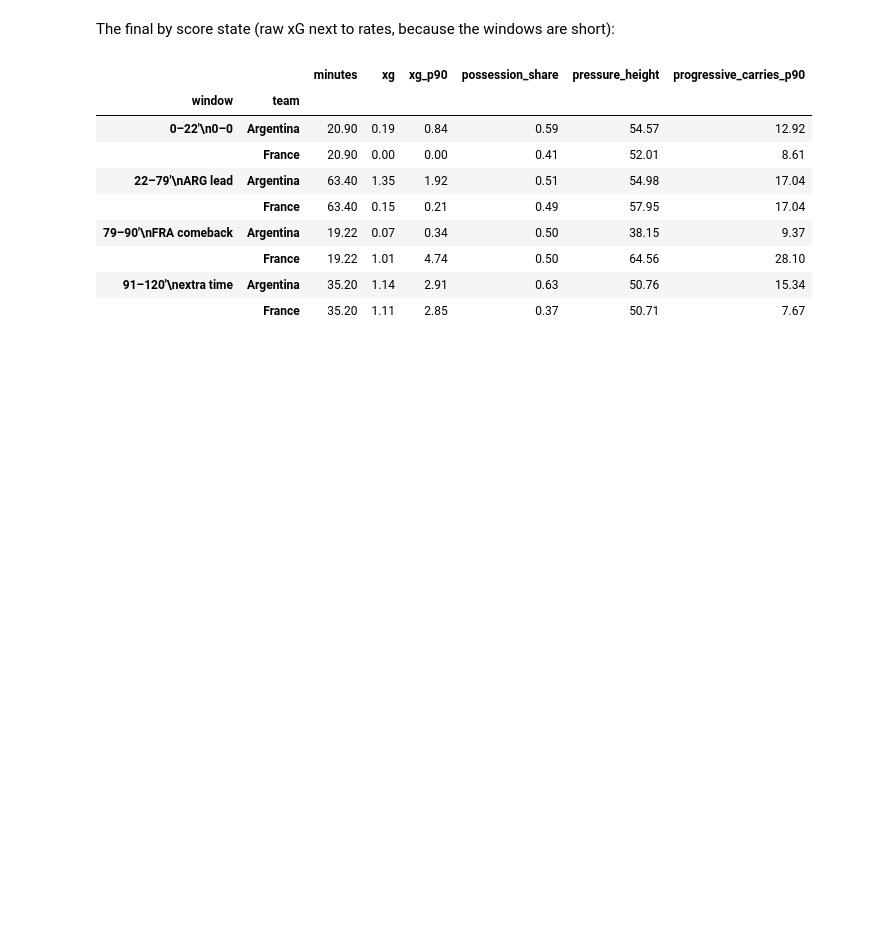
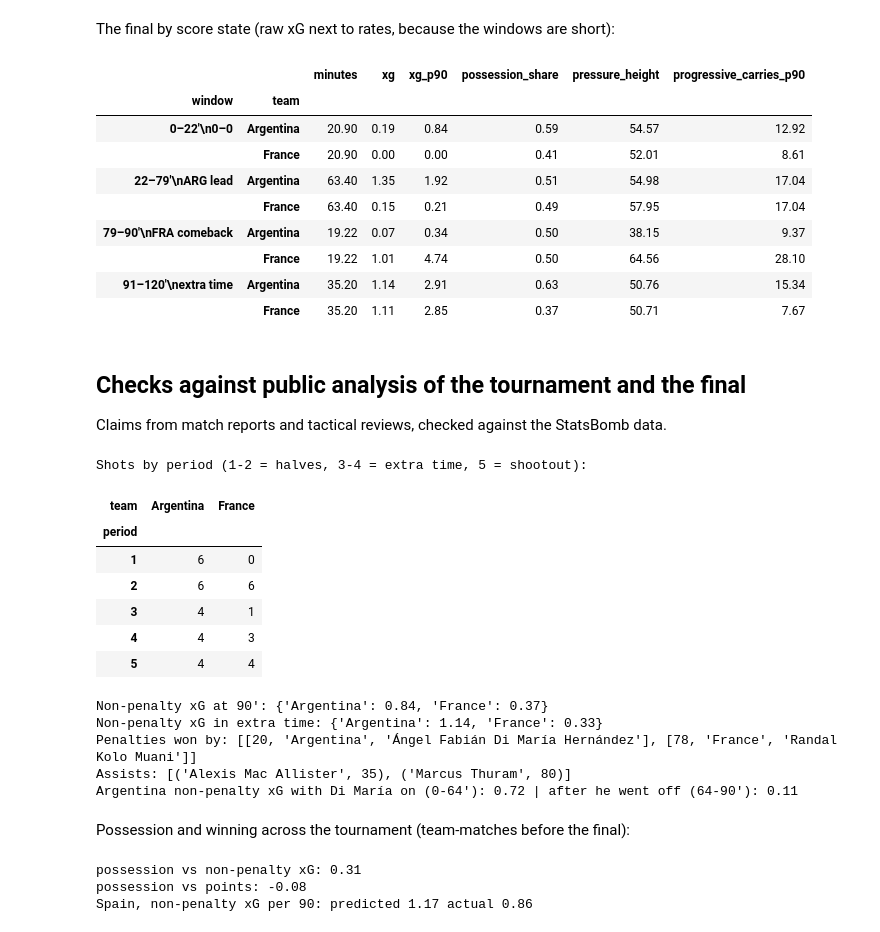
Before and after one commit to meyenk/wc2022-xG-analysis, a Jupyter notebook: notebooks/analysis.ipynb, the cells around one changed output. Cells and saved outputs as stored; diff of their text form; code cells hidden in the pictures; blank space fills up the shorter version.

```diff
--- a/notebooks/analysis.ipynb
+++ b/notebooks/analysis.ipynb
@@ -223,3 +223,50 @@ final.by_window(fe)[["minutes", "xg", "xg_p90", "possession_share", "pressure_he
 |  | France | 19.22 | 1.01 | 4.74 | 0.50 | 64.56 | 28.10 |
 | 91–120'\nextra time | Argentina | 35.20 | 1.14 | 2.91 | 0.63 | 50.76 | 15.34 |
 |  | France | 35.20 | 1.11 | 2.85 | 0.37 | 50.71 | 7.67 |
+# %% [markdown]
+## Checks against public analysis of the tournament and the final
+
+Claims from match reports and tactical reviews, checked against the StatsBomb data.
+# %%
+s = fe[fe.type == "Shot"]
+print("Shots by period (1-2 = halves, 3-4 = extra time, 5 = shootout):")
+display(s.groupby(["period", "team"]).size().unstack(fill_value=0))
+npx = s[(s.period <= 4) & (s.shot_type != "Penalty")]
+print("Non-penalty xG at 90':", npx[npx.period <= 2].groupby("team").shot_statsbomb_xg.sum().round(2).to_dict())
+print("Non-penalty xG in extra time:", npx[npx.period >= 3].groupby("team").shot_statsbomb_xg.sum().round(2).to_dict())
+print("Penalties won by:", fe[fe.foul_won_penalty == True][["minute", "team", "player"]].values.tolist())
+goals_kp = s[(s.shot_outcome == "Goal") & s.shot_key_pass_id.notna() & (s.period < 5)]
+print("Assists:", [(fe.set_index("id").loc[k, "player"], m) for k, m in zip(goals_kp.shot_key_pass_id, goals_kp.minute)])
+a = npx[(npx.team == "Argentina") & (npx.period <= 2)]
+t = a.minute + a.second / 60
+print("Argentina non-penalty xG with Di María on (0-64'):", round(a[t < 63.85].shot_statsbomb_xg.sum(), 2),
+      "| after he went off (64-90'):", round(a[t >= 63.85].shot_statsbomb_xg.sum(), 2))
+# %% [output]
+Shots by period (1-2 = halves, 3-4 = extra time, 5 = shootout):
+| team | Argentina | France |
+| period |  |  |
+| 1 | 6 | 0 |
+| 2 | 6 | 6 |
+| 3 | 4 | 1 |
+| 4 | 4 | 3 |
+| 5 | 4 | 4 |
+Non-penalty xG at 90': {'Argentina': 0.84, 'France': 0.37}
+Non-penalty xG in extra time: {'Argentina': 1.14, 'France': 0.33}
+Penalties won by: [[20, 'Argentina', 'Ángel Fabián Di María Hernández'], [78, 'France', 'Randal Kolo Muani']]
+Assists: [('Alexis Mac Allister', 35), ('Marcus Thuram', 80)]
+Argentina non-penalty xG with Di María on (0-64'): 0.72 | after he went off (64-90'): 0.11
+# %% [markdown]
+Possession and winning across the tournament (team-matches before the final):
+# %%
+import numpy as np
+x = base.set_index(["match_id", "team"])
+opp = x.loc[list(zip(base.match_id, base.opponent))]
+pts = np.select([base.goals.values > opp.goals.values, base.goals.values == opp.goals.values], [3, 1], 0)
+print("possession vs non-penalty xG:", round(np.corrcoef(base.possession_share, base.npxg_p90)[0, 1], 2))
+print("possession vs points:", round(np.corrcoef(base.possession_share, pts)[0, 1], 2))
+sp = b.summary(base).join(base.team).groupby("team").mean().loc["Spain"]
+print("Spain, non-penalty xG per 90: predicted", round(sp.predicted, 2), "actual", round(sp.non_penalty, 2))
+# %% [output]
+possession vs non-penalty xG: 0.31
+possession vs points: -0.08
+Spain, non-penalty xG per 90: predicted 1.17 actual 0.86
```
Also changed, not shown: 1 other file.
